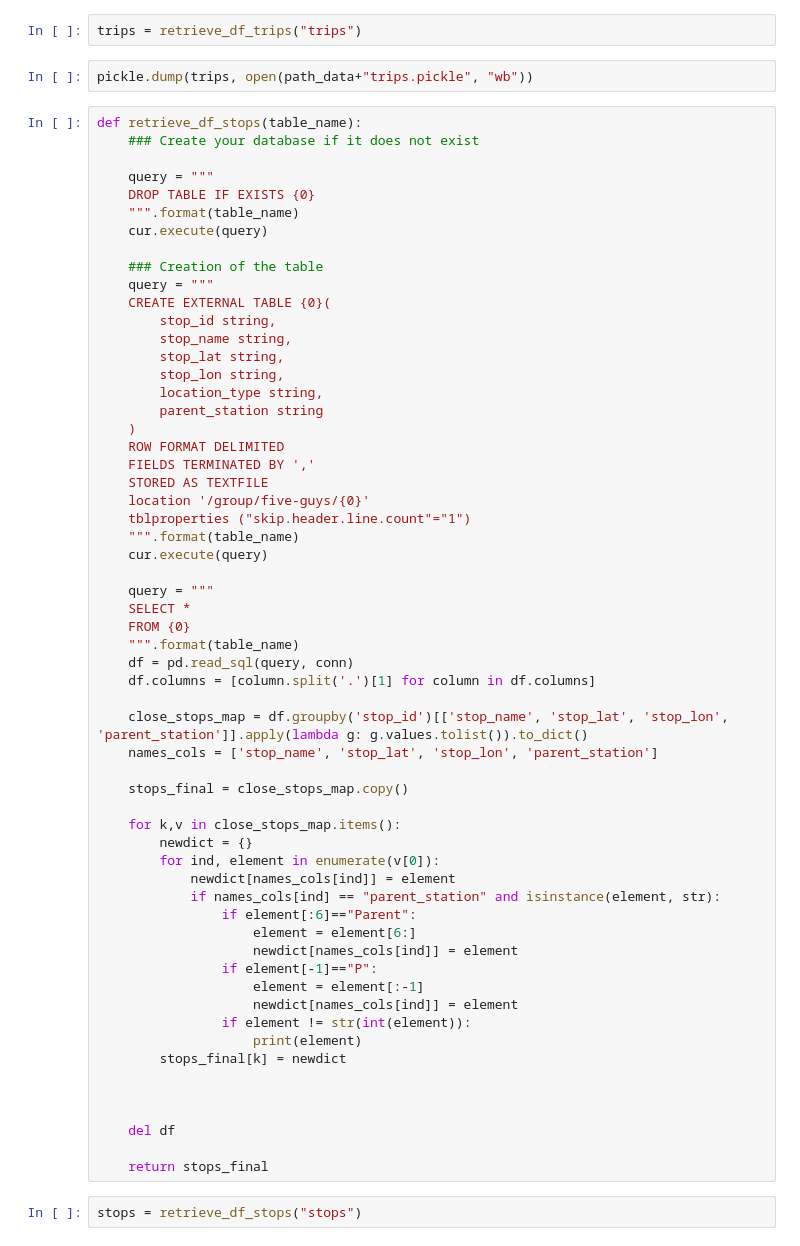
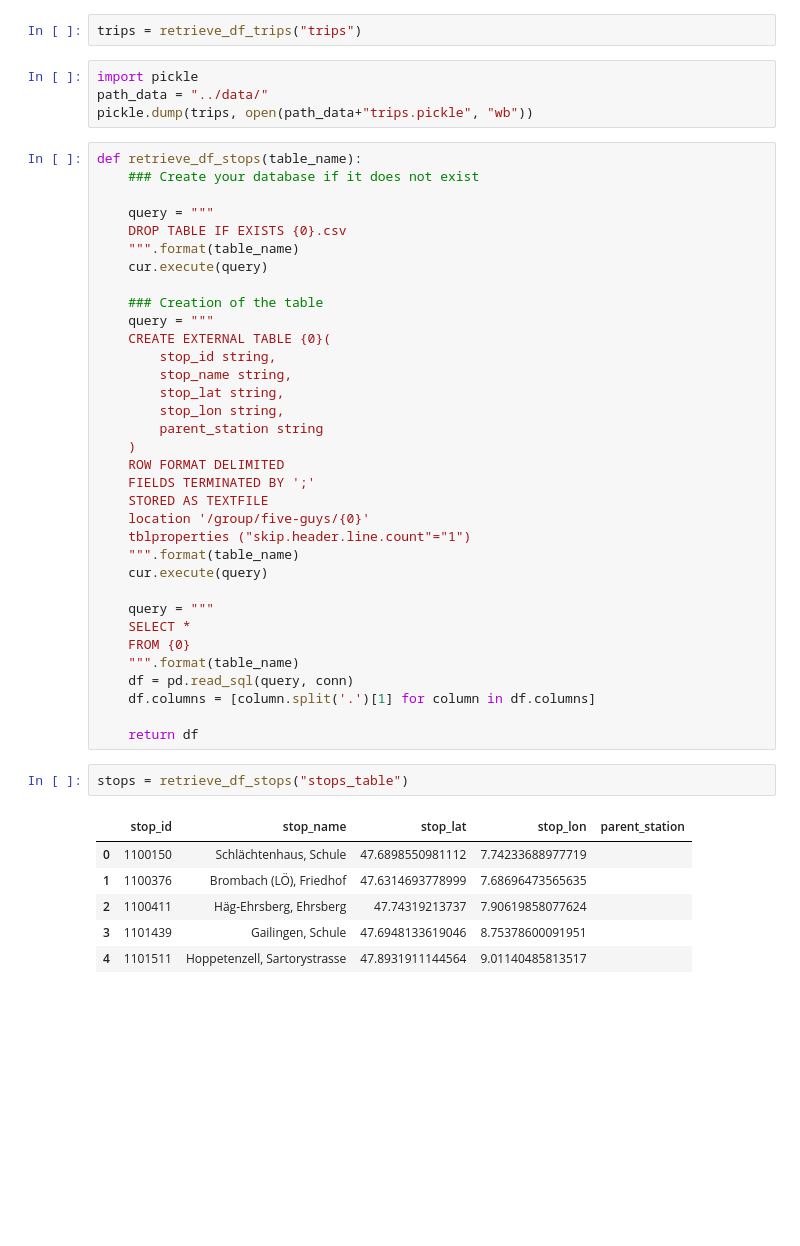
Before and after one commit to nefagi-01/robust_journey_planner, a Jupyter notebook: notebooks/hive_extraction.ipynb, the cells around one changed output. Drawn from its saved outputs; the diff is of its cells as text; blank space fills up the shorter version.

Commit message:
stops and trips

```diff
--- a/notebooks/hive_extraction.ipynb
+++ b/notebooks/hive_extraction.ipynb
@@ -136,13 +138,15 @@ def retrieve_df_trips(table_name):
 # %%
 trips = retrieve_df_trips("trips")
 # %%
+import pickle
+path_data = "../data/"
 pickle.dump(trips, open(path_data+"trips.pickle", "wb"))
 # %%
 def retrieve_df_stops(table_name):
     ### Create your database if it does not exist
 
     query = """
-    DROP TABLE IF EXISTS {0}
+    DROP TABLE IF EXISTS {0}.csv
     """.format(table_name)
     cur.execute(query)
 
@@ -153,11 +157,10 @@ def retrieve_df_stops(table_name):
         stop_name string,
         stop_lat string,
         stop_lon string,
-        location_type string,
         parent_station string
     )
     ROW FORMAT DELIMITED
-    FIELDS TERMINATED BY ','
+    FIELDS TERMINATED BY ';'
     STORED AS TEXTFILE
     location '/group/five-guys/{0}'
     tblproperties ("skip.header.line.count"="1")
@@ -171,30 +174,13 @@ def retrieve_df_stops(table_name):
     df = pd.read_sql(query, conn)
     df.columns = [column.split('.')[1] for column in df.columns]
 
-    close_stops_map = df.groupby('stop_id')[['stop_name', 'stop_lat', 'stop_lon', 'parent_station']].apply(lambda g: g.values.tolist()).to_dict()
-    names_cols = ['stop_name', 'stop_lat', 'stop_lon', 'parent_station']
-
-    stops_final = close_stops_map.copy()
-
-    for k,v in close_stops_map.items():
-        newdict = {}
-        for ind, element in enumerate(v[0]):
-            newdict[names_cols[ind]] = element
-            if names_cols[ind] == "parent_station" and isinstance(element, str):
-                if element[:6]=="Parent":
-                    element = element[6:]
-                    newdict[names_cols[ind]] = element
-                if element[-1]=="P":
-                    element = element[:-1]
-                    newdict[names_cols[ind]] = element
-                if element != str(int(element)):
-                    print(element)
-        stops_final[k] = newdict
-
-
-
-    del df
-
-    return stops_final
+    return df
 # %%
-stops = retrieve_df_stops("stops")
+stops = retrieve_df_stops("stops_table")
+# %% [output]
+|  | stop_id | stop_name | stop_lat | stop_lon | parent_station |
+| 0 | 1100150 | Schlächtenhaus, Schule | 47.6898550981112 | 7.74233688977719 |  |
+| 1 | 1100376 | Brombach (LÖ), Friedhof | 47.6314693778999 | 7.68696473565635 |  |
+| 2 | 1100411 | Häg-Ehrsberg, Ehrsberg | 47.74319213737 | 7.90619858077624 |  |
+| 3 | 1101439 | Gailingen, Schule | 47.6948133619046 | 8.75378600091951 |  |
+| 4 | 1101511 | Hoppetenzell, Sartorystrasse | 47.8931911144564 | 9.01140485813517 |  |
```
Also changed, not shown: parts of 9 cells of this notebook, 3 other files.
